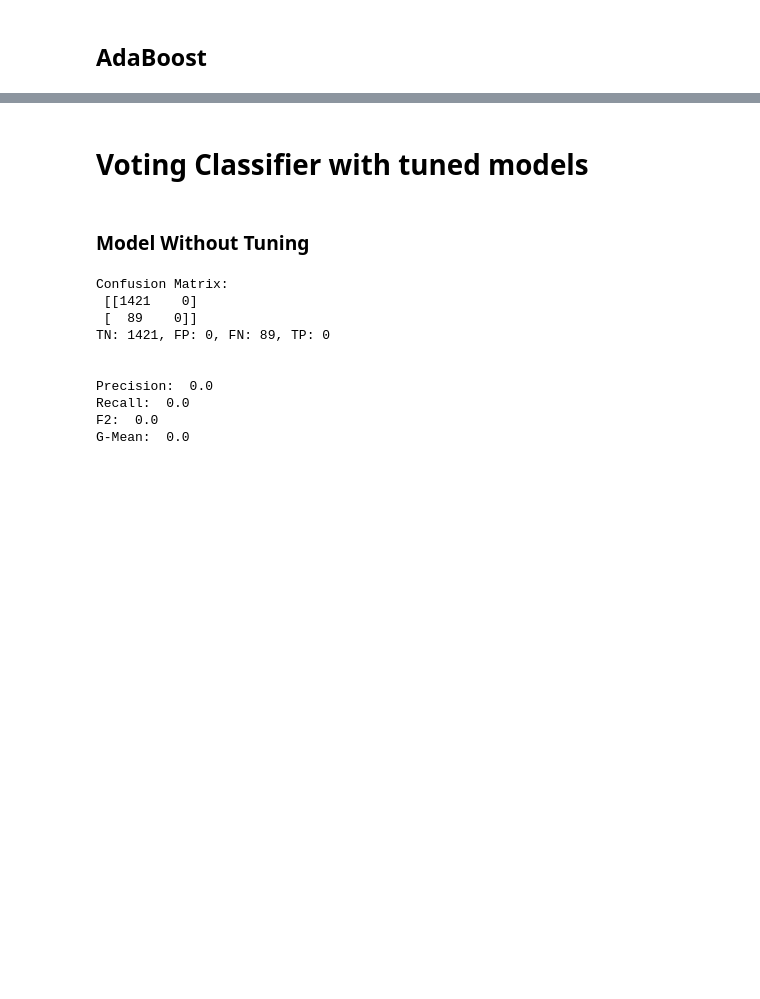
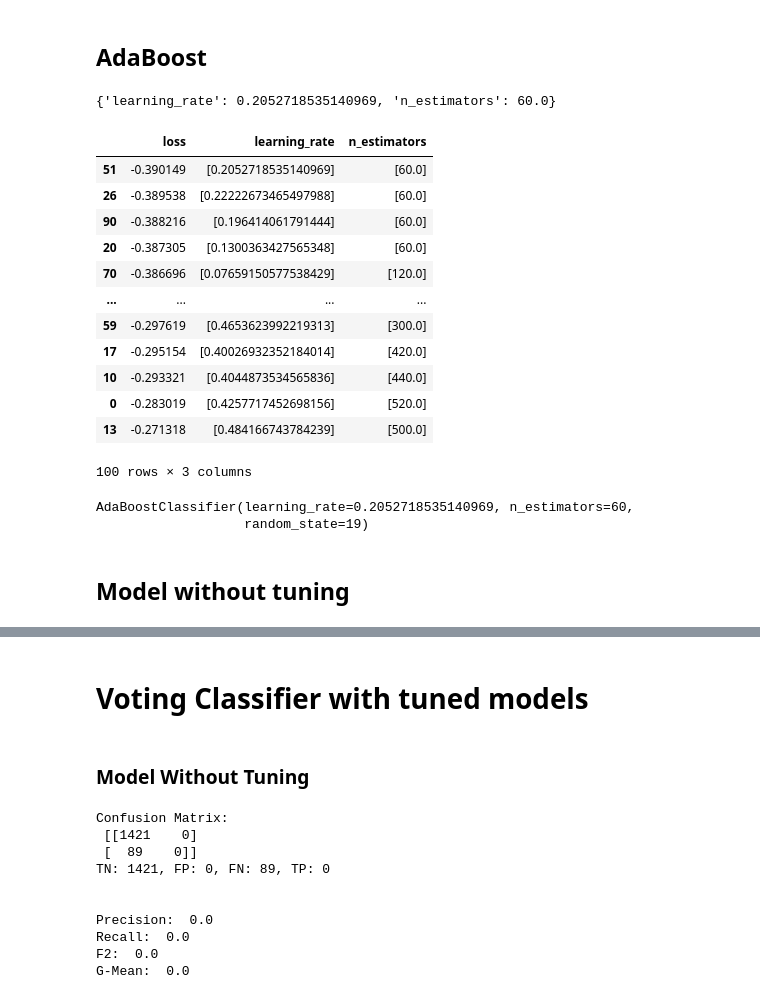
Before and after one commit to IzhakJames/FraudAnalytics, a Jupyter notebook: BT4012_Project_FS.ipynb, the cells around one changed output, grey strips where cells are left out. Cells and saved outputs as stored; diff of their text form; code cells hidden in the pictures; blank space fills up the shorter version.

```diff
--- a/BT4012_Project_FS.ipynb
+++ b/BT4012_Project_FS.ipynb
@@ -2111,7 +2181,7 @@ RF_param_hyperopt = {
     'class_weight':'balanced'
 }
 # %%
-load = False
+load = True
 if(load == False):
     RF_hyperopt1 = hyperopt(RF_param_hyperopt,  num_eval, RandomForestClassifier)
     save_file('TuningFS/RF_hyperopt1.pkl', RF_hyperopt1)
@@ -2234,2 +2307,55 @@ G-Mean:  0.689014401578597
 # %% [markdown]
 ## AdaBoost
+# %%
+num_eval = 100
+
+ADA_param_hyperopt = {
+    'learning_rate': hp.uniform('learning_rate', 0.05, 0.5),
+    'n_estimators': scope.int(hp.quniform('n_estimators', 50, 550, 20)),
+}
+# %%
+load = True
+if(load == False):
+    ADA_hyperopt1 = hyperopt(ADA_param_hyperopt,  num_eval, AdaBoostClassifier)
+    save_file('TuningFS/ADA_hyperopt1.pkl', ADA_hyperopt1)
+else:
+    try:
+        ADA_hyperopt1 = load_file('TuningFS/ADA_hyperopt1.pkl')
+    except Exception as e:
+        print(e)
+# %%
+ADA_hyperopt1[1]
+# %% [output]
+{'learning_rate': 0.2052718535140969, 'n_estimators': 60.0}
+# %%
+trials = ADA_hyperopt1[0].trials
+import json
+
+record = []
+losses = []
+for trial in trials:
+    loss = trial["result"]["loss"]
+    values = trial["misc"]['vals']
+
+    losses.append(loss)
+    record.append(values)
+
+bayesTrialsData = pd.DataFrame(record)
+
+bayesTrialsData.insert(0, 'loss', losses)
+# %%
+bayesTrialsData.sort_values(by='loss')
+# %% [output]
+|  | loss | learning_rate | n_estimators |
+| 51 | -0.390149 | [0.2052718535140969] | [60.0] |
+| 26 | -0.389538 | [0.22222673465497988] | [60.0] |
+| 90 | -0.388216 | [0.196414061791444] | [60.0] |
+| 20 | -0.387305 | [0.1300363427565348] | [60.0] |
+| 70 | -0.386696 | [0.07659150577538429] | [120.0] |
+| ... | ... | ... | ... |
+| 59 | -0.297619 | [0.4653623992219313] | [300.0] |
+| 17 | -0.295154 | [0.40026932352184014] | [420.0] |
+| 10 | -0.293321 | [0.4044873534565836] | [440.0] |
+| 0 | -0.283019 | [0.4257717452698156] | [520.0] |
+| 13 | -0.271318 | [0.484166743784239] | [500.0] |
+100 rows × 3 columns
@@ -2235,0 +2369,7 @@ G-Mean:  0.689014401578597
+# %%
+ada_model_1
+# %% [output]
+AdaBoostClassifier(learning_rate=0.2052718535140969, n_estimators=60,
+                   random_state=19)
+# %% [markdown]
+## Model without tuning
```
Also changed, not shown: parts of 60 cells of this notebook, 11 other files.
